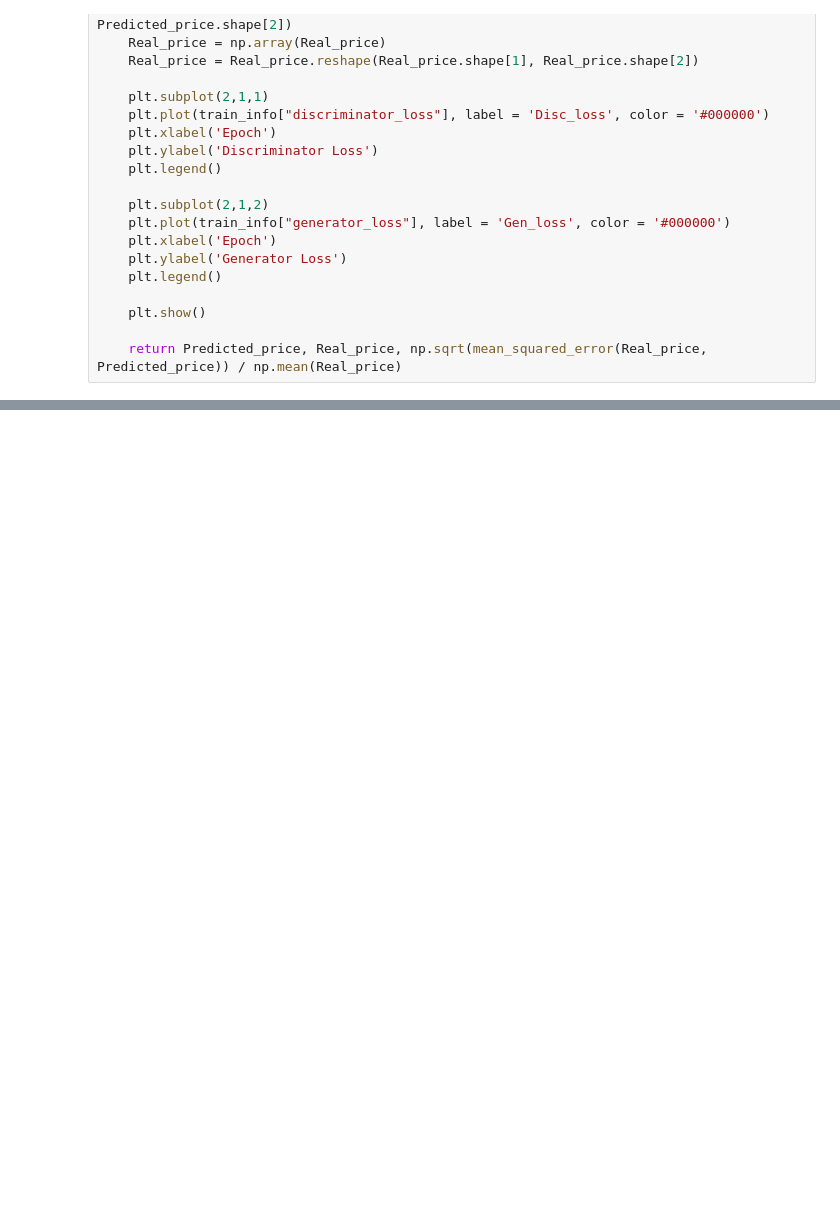
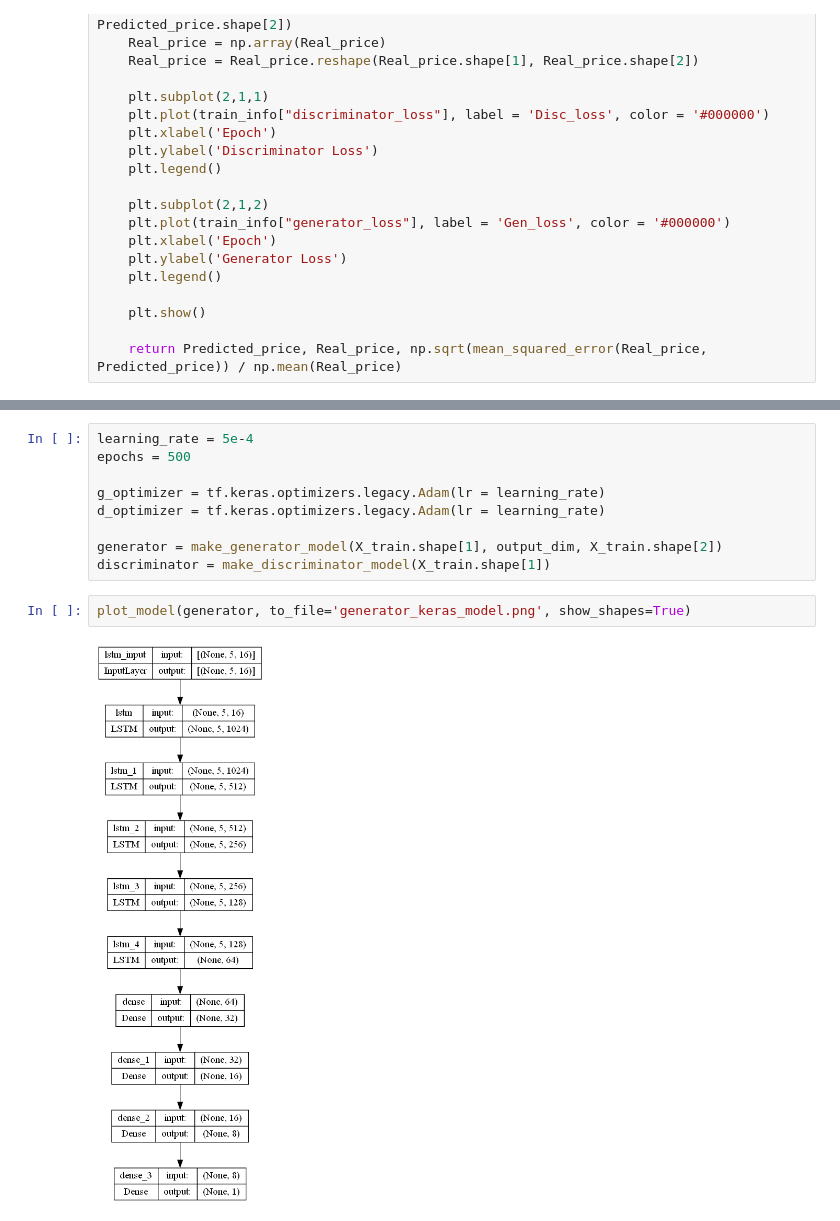
Before and after one commit to Sruti-1602/SentimentAnalysis, a Jupyter notebook: sentimentanalysis.ipynb, the cells around one changed output, grey strips where cells are left out. Saved outputs shown, nothing was run; the diff lists cells and outputs as text; blank space fills up the shorter version.

```diff
--- a/sentimentanalysis.ipynb
+++ b/sentimentanalysis.ipynb
@@ -444,0 +475,13 @@ def plot_results(Real_price, Predicted_price, index_train):
+# %%
+learning_rate = 5e-4
+epochs = 500
+
+g_optimizer = tf.keras.optimizers.legacy.Adam(lr = learning_rate)
+d_optimizer = tf.keras.optimizers.legacy.Adam(lr = learning_rate)
+
+generator = make_generator_model(X_train.shape[1], output_dim, X_train.shape[2])
+discriminator = make_discriminator_model(X_train.shape[1])
+# %%
+plot_model(generator, to_file='generator_keras_model.png', show_shapes=True)
+# %% [output]
+[figure, added]
```
Also changed, not shown: parts of 3 cells of this notebook.
